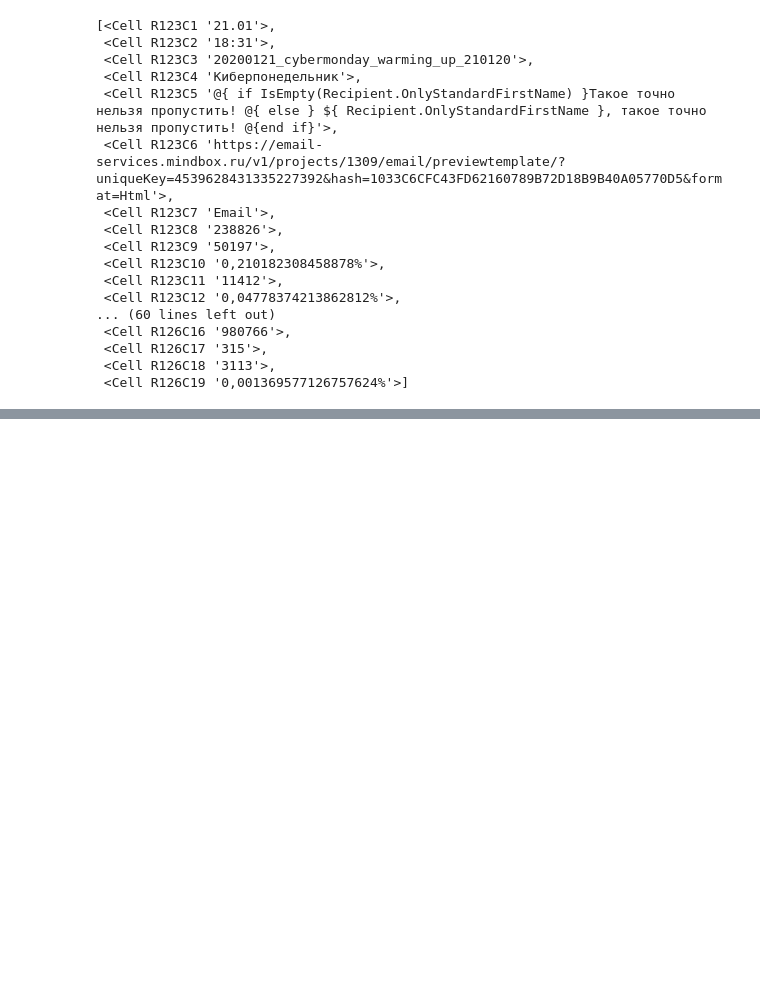
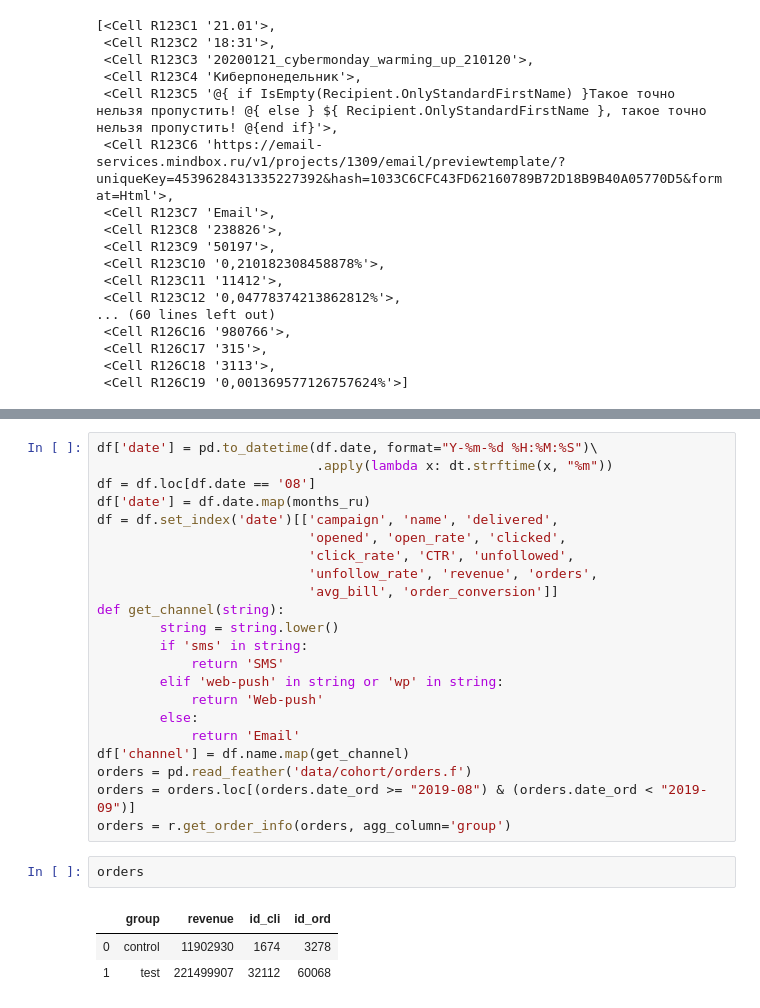
Before and after one commit to lithiferous/dashboard, a Jupyter notebook: tools test.ipynb, the cells around one changed output, grey strips where cells are left out. Saved outputs shown, nothing was run; the diff lists cells and outputs as text; blank space fills up the shorter version.

```diff
--- a/tools test.ipynb
+++ b/tools test.ipynb
@@ -481,0 +508,28 @@ s.Patcher(df, 4, 123).patch
+# %%
+df['date'] = pd.to_datetime(df.date, format="Y-%m-%d %H:%M:%S")\
+                            .apply(lambda x: dt.strftime(x, "%m"))
+df = df.loc[df.date == '08']
+df['date'] = df.date.map(months_ru)
+df = df.set_index('date')[['campaign', 'name', 'delivered',
+                           'opened', 'open_rate', 'clicked',
+                           'click_rate', 'CTR', 'unfollowed',
+                           'unfollow_rate', 'revenue', 'orders',
+                           'avg_bill', 'order_conversion']]
+def get_channel(string):
+        string = string.lower()
+        if 'sms' in string:
+            return 'SMS'
+        elif 'web-push' in string or 'wp' in string:
+            return 'Web-push'
+        else:
+            return 'Email'
+df['channel'] = df.name.map(get_channel)
+orders = pd.read_feather('data/cohort/orders.f')
+orders = orders.loc[(orders.date_ord >= "2019-08") & (orders.date_ord < "2019-09")]
+orders = r.get_order_info(orders, agg_column='group')
+# %%
+orders
+# %% [output]
+|  | group | revenue | id_cli | id_ord |
+| 0 | control | 11902930 | 1674 | 3278 |
+| 1 | test | 221499907 | 32112 | 60068 |
```
Also changed, not shown: parts of 9 cells of this notebook, 4 other files.
